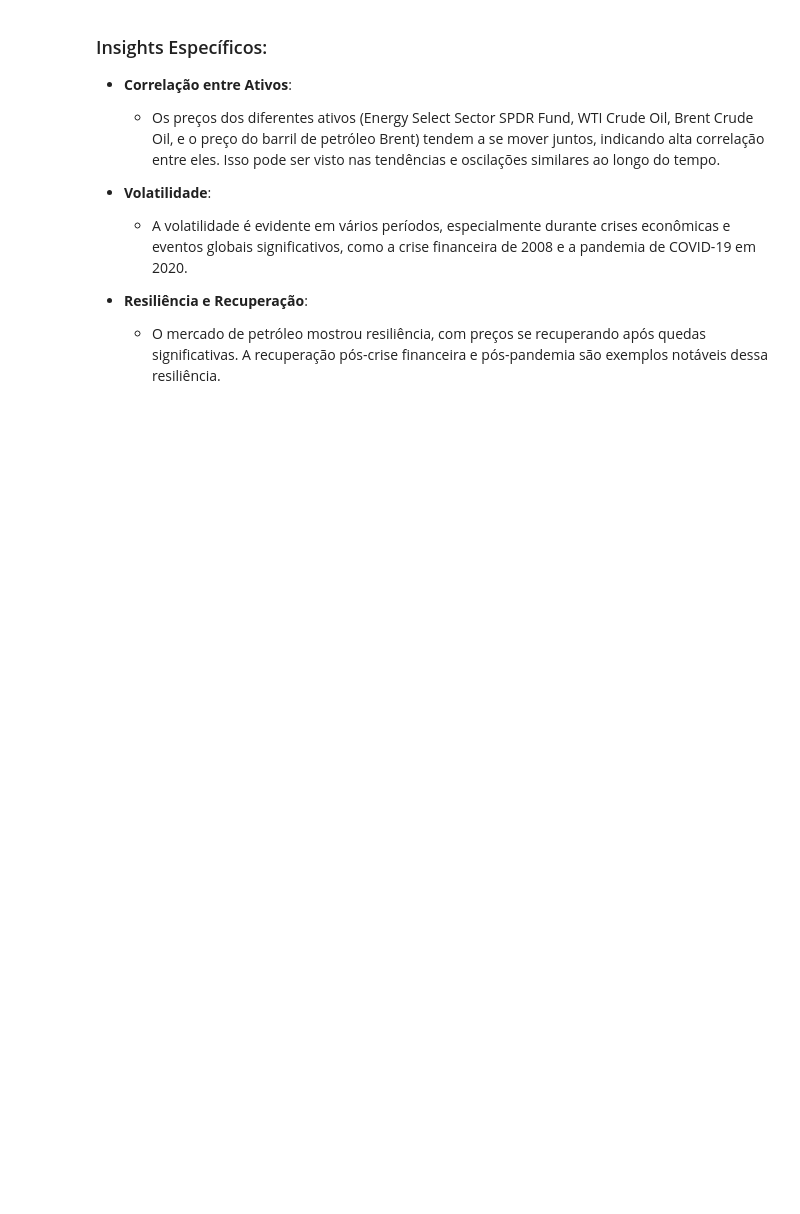
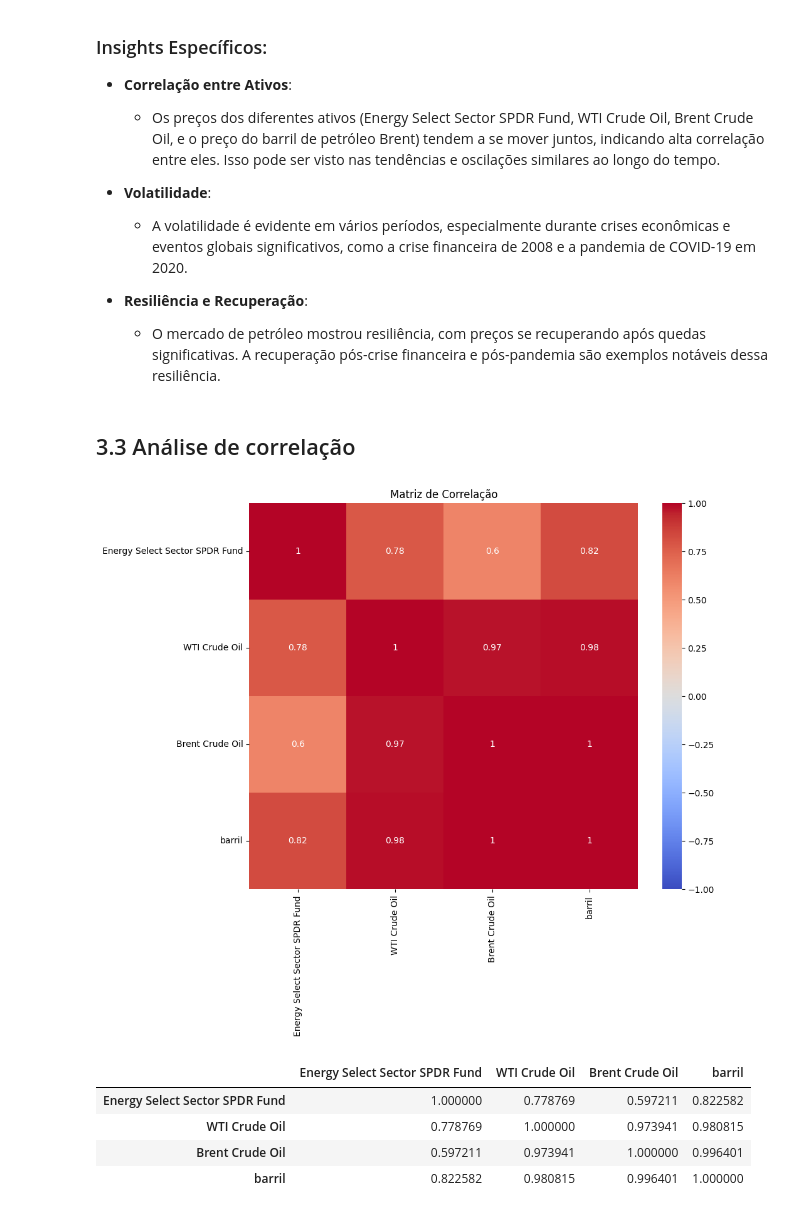
Before and after one commit to leandric/TECH_CHALLENGE_FASE_4, a Jupyter notebook: TECH_CHALLANGE.ipynb, the cells around one changed output. Drawn from its saved outputs; the diff is of its cells as text; code cells hidden in the pictures; blank space fills up the shorter version.

```diff
--- a/TECH_CHALLANGE.ipynb
+++ b/TECH_CHALLANGE.ipynb
@@ -204,3 +210,24 @@ plt.show()
 
 - **Resiliência e Recuperação**:
   - O mercado de petróleo mostrou resiliência, com preços se recuperando após quedas significativas. A recuperação pós-crise financeira e pós-pandemia são exemplos notáveis dessa resiliência.
+# %% [markdown]
+## 3.3 Análise de correlação
+# %%
+# Calcular a matriz de correlação
+correlation_matrix = df_ativos.corr()
+
+# Exibir a matriz de correlação
+plt.figure(figsize=(10, 8))
+sns.heatmap(correlation_matrix, annot=True, cmap='coolwarm', vmin=-1, vmax=1)
+plt.title('Matriz de Correlação')
+plt.show()
+
+# Mostrar a matriz de correlação como dataframe
+correlation_matrix
+# %% [output]
+[figure, added]
+|  | Energy Select Sector SPDR Fund | WTI Crude Oil | Brent Crude Oil | barril |
+| Energy Select Sector SPDR Fund | 1.000000 | 0.778769 | 0.597211 | 0.822582 |
+| WTI Crude Oil | 0.778769 | 1.000000 | 0.973941 | 0.980815 |
+| Brent Crude Oil | 0.597211 | 0.973941 | 1.000000 | 0.996401 |
+| barril | 0.822582 | 0.980815 | 0.996401 | 1.000000 |
```
Also changed, not shown: parts of 22 cells of this notebook, 2 other files.
